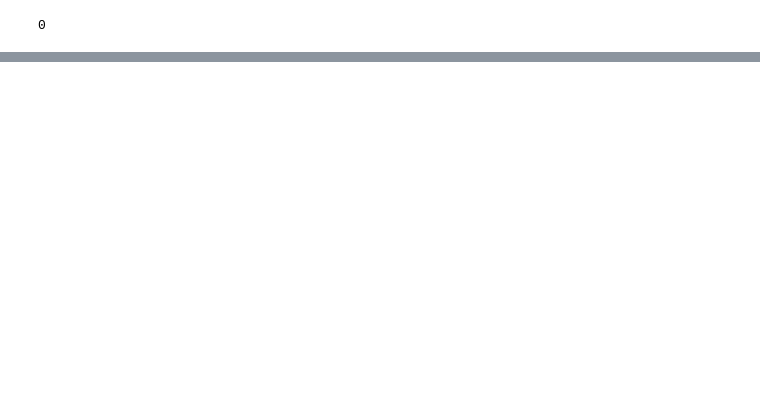
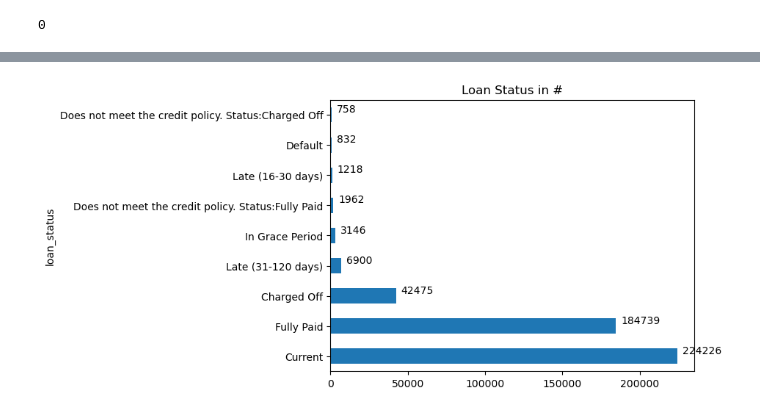
Before and after one commit to dcgkpindiastudy/CreditRiskModelingInPython, a Jupyter notebook: Src/Credit Risk Modeling - Preparation - With Comments - 4-6.ipynb, the cells around one changed output, grey strips where cells are left out. Drawn from its saved outputs; the diff is of its cells as text; code cells hidden in the pictures; blank space fills up the shorter version.

```diff
--- a/Src/Credit Risk Modeling - Preparation - With Comments - 4-6.ipynb
+++ b/Src/Credit Risk Modeling - Preparation - With Comments - 4-6.ipynb
@@ -600,0 +700,10 @@ loan_data['annual_inc'].isnull().sum()
+# %%
+loan_data['mths_since_earliest_cr_line'].fillna(0, inplace=True)
+loan_data['acc_now_delinq'].fillna(0, inplace=True)
+loan_data['total_acc'].fillna(0, inplace=True)
+loan_data['pub_rec'].fillna(0, inplace=True)
+loan_data['open_acc'].fillna(0, inplace=True)
+loan_data['inq_last_6mths'].fillna(0, inplace=True)
+loan_data['delinq_2yrs'].fillna(0, inplace=True)
+loan_data['emp_length_int'].fillna(0, inplace=True)
+# We fill the missing values with zeroes.
@@ -600,0 +740,11 @@ loan_data['annual_inc'].isnull().sum()
+# %%
+ax = loan_data['loan_status'].value_counts().plot(kind='barh')
+
+for p in ax.patches:
+        ax.annotate(str(p.get_width()), (p.get_x() + p.get_width(), p.get_y()), xytext=(5, 10), textcoords='offset points')
+
+# Show the plot
+plt.title("Loan Status in #")
+plt.show()
+# %% [output]
+[figure, added]
```
Also changed, not shown: parts of 41 cells of this notebook, 3 other files.
